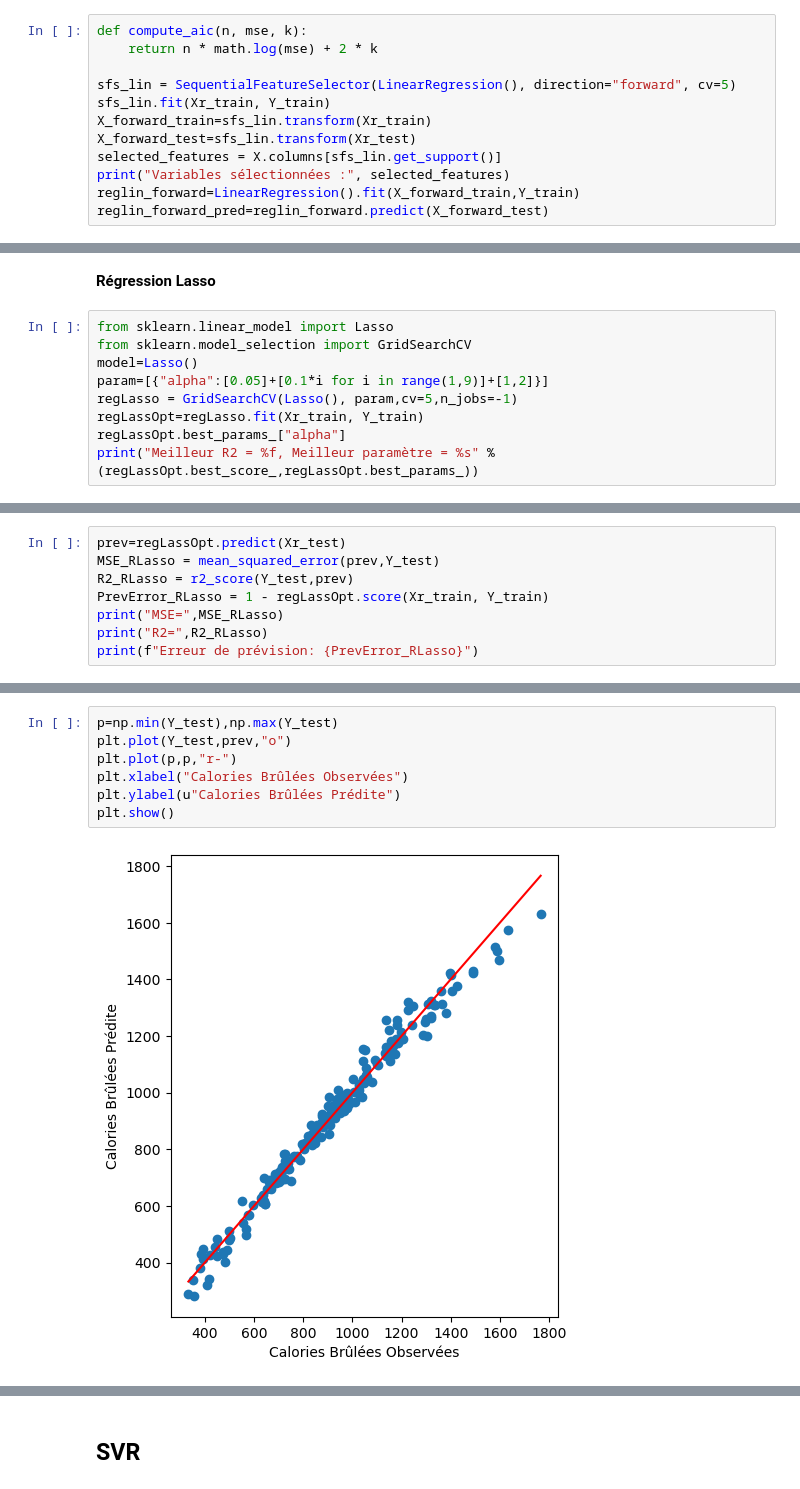
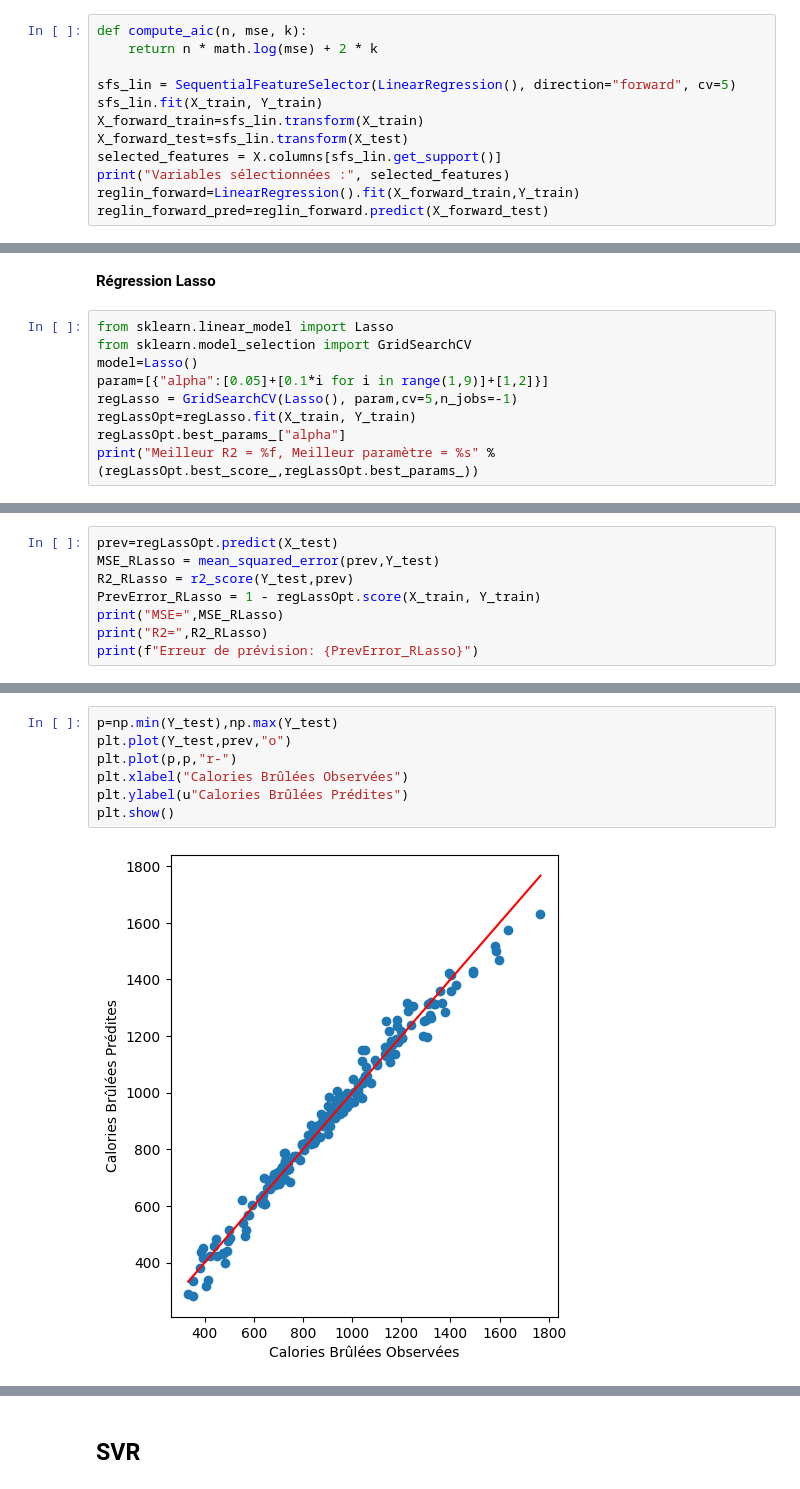
Before and after one commit to P-Point-all/ML_Gym_exercise, a Jupyter notebook: ML_Gym_Python.ipynb, the cells around one changed output, grey strips where cells are left out. Saved outputs shown, nothing was run; the diff lists cells and outputs as text.

```diff
--- a/ML_Gym_Python.ipynb
+++ b/ML_Gym_Python.ipynb
@@ -143,9 +148,9 @@ def compute_aic(n, mse, k):
     return n * math.log(mse) + 2 * k
 
 sfs_lin = SequentialFeatureSelector(LinearRegression(), direction="forward", cv=5)
-sfs_lin.fit(Xr_train, Y_train)
-X_forward_train=sfs_lin.transform(Xr_train)
-X_forward_test=sfs_lin.transform(Xr_test)
+sfs_lin.fit(X_train, Y_train)
+X_forward_train=sfs_lin.transform(X_train)
+X_forward_test=sfs_lin.transform(X_test)
 selected_features = X.columns[sfs_lin.get_support()]
 print("Variables sélectionnées :", selected_features)
 reglin_forward=LinearRegression().fit(X_forward_train,Y_train)
@@ -183,7 +188,7 @@ from sklearn.model_selection import GridSearchCV
 model=Lasso()
 param=[{"alpha":[0.05]+[0.1*i for i in range(1,9)]+[1,2]}]
 regLasso = GridSearchCV(Lasso(), param,cv=5,n_jobs=-1)
-regLassOpt=regLasso.fit(Xr_train, Y_train)
+regLassOpt=regLasso.fit(X_train, Y_train)
 regLassOpt.best_params_["alpha"]
 print("Meilleur R2 = %f, Meilleur paramètre = %s" % (regLassOpt.best_score_,regLassOpt.best_params_))
 # %% [output]
@@ -191,8 +198,8 @@ Meilleur R2 = 0.977534, Meilleur paramètre = {'alpha': 0.8}
 # %%
-prev=regLassOpt.predict(Xr_test)
+prev=regLassOpt.predict(X_test)
 MSE_RLasso = mean_squared_error(prev,Y_test)
 R2_RLasso = r2_score(Y_test,prev)
-PrevError_RLasso = 1 - regLassOpt.score(Xr_train, Y_train)
+PrevError_RLasso = 1 - regLassOpt.score(X_train, Y_train)
 print("MSE=",MSE_RLasso)
 print("R2=",R2_RLasso)
 print(f"Erreur de prévision: {PrevError_RLasso}")
@@ -203,12 +210,12 @@ Erreur de prévision: 0.021305399789747548
 # %%
 p=np.min(Y_test),np.max(Y_test)
 plt.plot(Y_test,prev,"o")
 plt.plot(p,p,"r-")
 plt.xlabel("Calories Brûlées Observées")
-plt.ylabel(u"Calories Brûlées Prédite")
+plt.ylabel(u"Calories Brûlées Prédites")
 plt.show()
 # %% [output]
-[figure, old version]
+[figure, new version]
 # %%
 plt.plot(prev,Y_test-prev,"o")
 plt.xlabel(u"Prédites")
```
Also changed, not shown: parts of 32 cells of this notebook.
